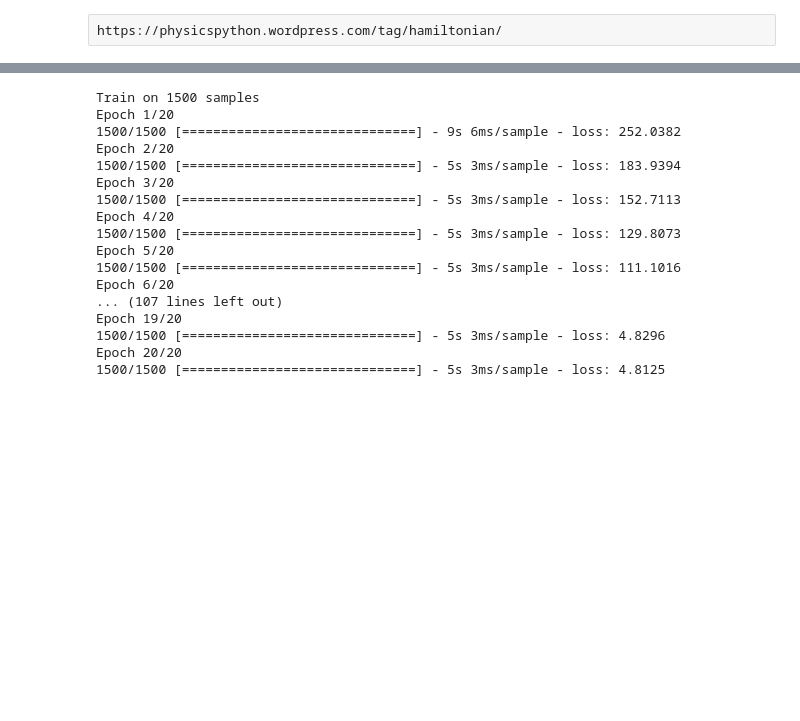
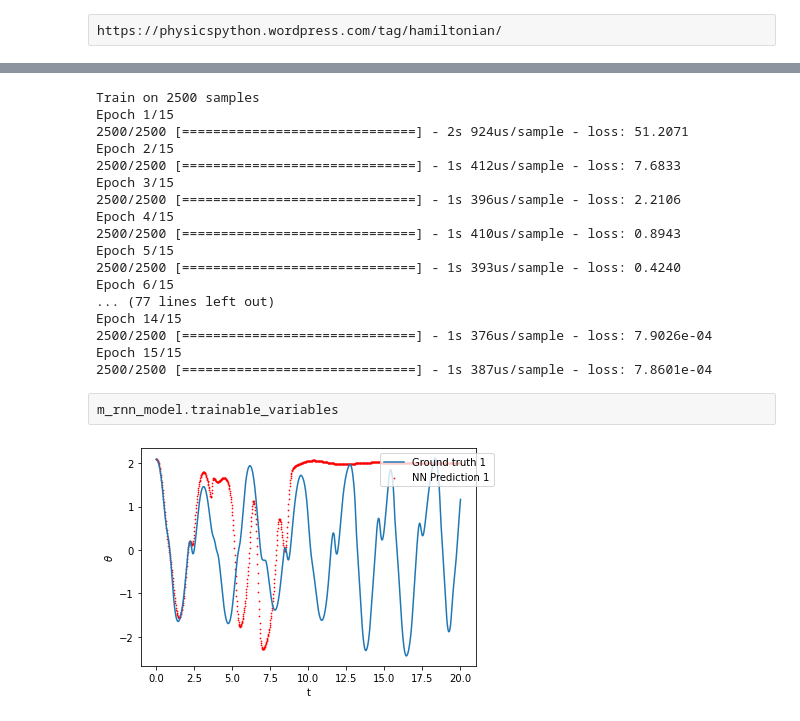
Before and after one commit to mpenwarden/RNN-Physics, a Jupyter notebook: DoublePendulum_git.ipynb, the cells around one changed output, grey strips where cells are left out. Drawn from its saved outputs; the diff is of its cells as text; code cells hidden in the pictures; blank space fills up the shorter version.

```diff
--- a/DoublePendulum_git.ipynb
+++ b/DoublePendulum_git.ipynb
@@ -265,33 +284,38 @@ ________________________________________________________________________________
 tf.random.set_seed(0)
 optimizer = tf.keras.optimizers.Adam(lr = .001)
 m_rnn_model.compile(optimizer=optimizer,loss=tf.keras.losses.MeanSquaredError())
-history_m_rnn  = m_rnn_model.fit(train_in.astype('float32'),train_out_theta.astype('float32'),epochs=20,batch_size=10,shuffle=True,verbose=1)
+history_m_rnn  = m_rnn_model.fit(train_in.astype('float32'),train_out_q.astype('float32'),epochs=epochs,batch_size=batch_size,shuffle=True,verbose=1)
+#history_m_rnn  = m_rnn_model.fit(train_in.astype('float32'),[train_out_q.astype('float32'),train_out_p.astype('float32')],epochs=epochs,batch_size=batch_size,shuffle=True,verbose=1)
 
 optimizer = tf.keras.optimizers.Adam(lr = .0001)
 m_rnn_model.compile(optimizer=optimizer,loss=tf.keras.losses.MeanSquaredError())
-history_m_rnn  = m_rnn_model.fit(train_in.astype('float32'),train_out_theta.astype('float32'),epochs=20,batch_size=10,shuffle=True,verbose=1)
+history_m_rnn  = m_rnn_model.fit(train_in.astype('float32'),train_out_q.astype('float32'),epochs=epochs,batch_size=batch_size,shuffle=True,verbose=1)
+#history_m_rnn  = m_rnn_model.fit(train_in.astype('float32'),[train_out_q.astype('float32'),train_out_p.astype('float32')],epochs=epochs,batch_size=batch_size,shuffle=True,verbose=1)
 
 optimizer = tf.keras.optimizers.Adam(lr = .00001)
 m_rnn_model.compile(optimizer=optimizer,loss=tf.keras.losses.MeanSquaredError())
-history_m_rnn  = m_rnn_model.fit(train_in.astype('float32'),train_out_theta.astype('float32'),epochs=20,batch_size=10,shuffle=True,verbose=1)
+history_m_rnn  = m_rnn_model.fit(train_in.astype('float32'),train_out_q.astype('float32'),epochs=epochs,batch_size=batch_size,shuffle=True,verbose=1)
+#history_m_rnn  = m_rnn_model.fit(train_in.astype('float32'),[train_out_q.astype('float32'),train_out_p.astype('float32')],epochs=epochs,batch_size=batch_size,shuffle=True,verbose=1)
 # %% [output]
-Train on 1500 samples
-Epoch 1/20
-1500/1500 [==============================] - 9s 6ms/sample - loss: 252.0382
-Epoch 2/20
-1500/1500 [==============================] - 5s 3ms/sample - loss: 183.9394
-Epoch 3/20
-1500/1500 [==============================] - 5s 3ms/sample - loss: 152.7113
-Epoch 4/20
-1500/1500 [==============================] - 5s 3ms/sample - loss: 129.8073
-Epoch 5/20
-1500/1500 [==============================] - 5s 3ms/sample - loss: 111.1016
-Epoch 6/20
-... (107 lines left out)
-Epoch 19/20
-1500/1500 [==============================] - 5s 3ms/sample - loss: 4.8296
-Epoch 20/20
-1500/1500 [==============================] - 5s 3ms/sample - loss: 4.8125
+Train on 2500 samples
+Epoch 1/15
+2500/2500 [==============================] - 2s 924us/sample - loss: 51.2071
+Epoch 2/15
+2500/2500 [==============================] - 1s 412us/sample - loss: 7.6833
+Epoch 3/15
+2500/2500 [==============================] - 1s 396us/sample - loss: 2.2106
+Epoch 4/15
+2500/2500 [==============================] - 1s 410us/sample - loss: 0.8943
+Epoch 5/15
+2500/2500 [==============================] - 1s 393us/sample - loss: 0.4240
+Epoch 6/15
+... (77 lines left out)
+Epoch 14/15
+2500/2500 [==============================] - 1s 376us/sample - loss: 7.9026e-04
+Epoch 15/15
+2500/2500 [==============================] - 1s 387us/sample - loss: 7.8601e-04
+# %% [raw]
+m_rnn_model.trainable_variables
 # %%
 # Constants
 l1 = 1
@@ -318,3 +345,14 @@ for i in range(length+3-(n_M+2)): # 0 to 20 by 0.02 in time
 # %%
 true_cart = polar_to_cart(traj_p[0,0:length+2],traj_p[1,0:length+2])
 test_cart = polar_to_cart(S[0,:,0],S[0,:,1])
+# %%
+fig, ax = plt.subplots(1,1)
+plt.plot(traj_p[4,0:length+2],traj_p[0,0:length+2])
+plt.scatter(traj_p[4,0:length+2],S[0,:,0],c='r',s=.5)
+plt.xlabel('t')
+plt.ylabel(r'$\theta$')
+plt.legend(['Ground truth 1','NN Prediction 1'],bbox_to_anchor=(.7, 1), loc='upper left')
+plt.show()
+#fig.savefig('double_1_7.png')
+# %% [output]
+[figure, added]
```
Also changed, not shown: parts of 16 cells of this notebook.
